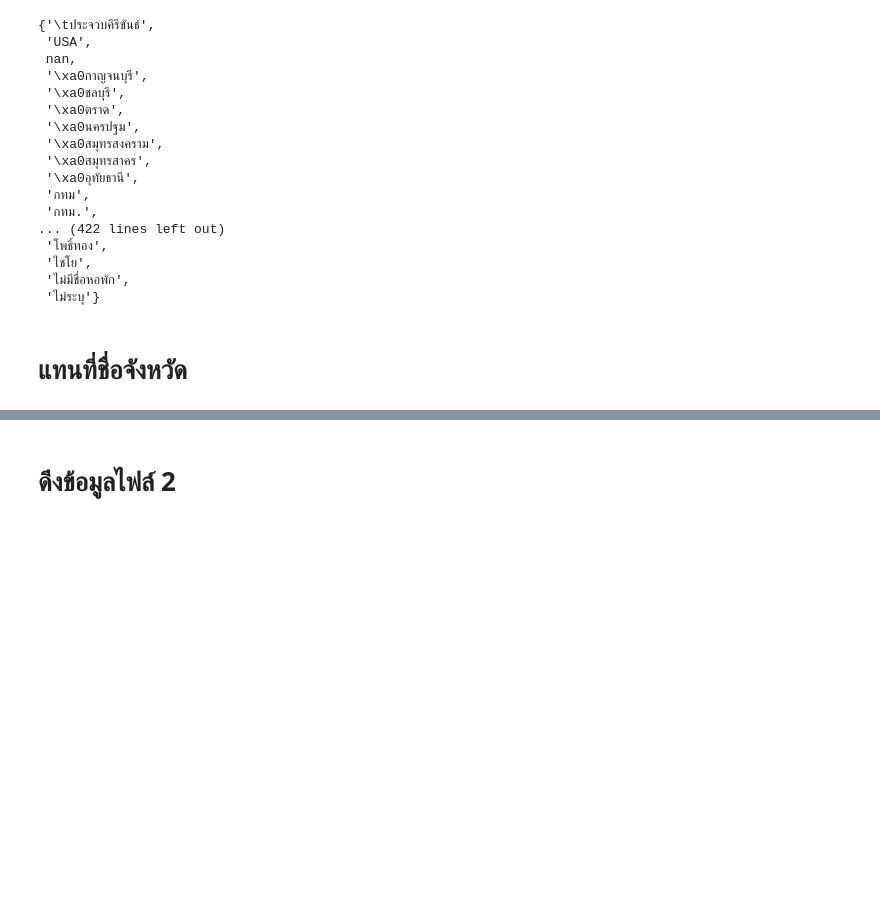
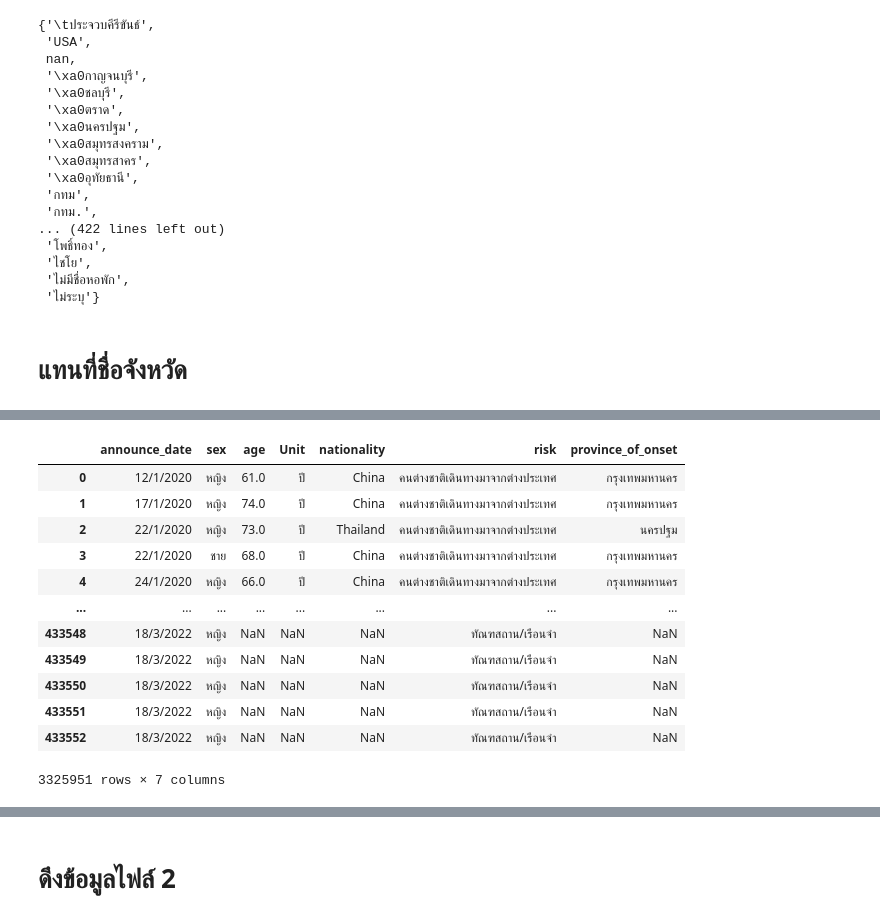
Before and after one commit to Khemapsorn/data_viz_2022, a Jupyter notebook: Project_Datastudio.ipynb, the cells around one changed output, grey strips where cells are left out. Cells and saved outputs as stored; diff of their text form; code cells hidden in the pictures; blank space fills up the shorter version.

```diff
--- a/Project_Datastudio.ipynb
+++ b/Project_Datastudio.ipynb
@@ -260 +285,47 @@ re_name=data1.replace({'\tประจวบคีรีขันธ์':'ปร
 re_name #แสดงผล
+# %%
+re_name1=show_data1.replace({'\tประจวบคีรีขันธ์':'ประจวบคีรีขันธ์',  'USA':'ไม่ระบุ', 'nan':'ไม่ระบุ', '\xa0กาญจนบุรี':'กาญจนบุรี',
+                                    '\xa0ชลบุรี':'ชลบุรี', '\xa0ตราด':'ตราด',  '\xa0นครปฐม': 'นครปฐม', '\xa0สมุทรสงคราม':'สมุทรสงคราม',
+                                    '\xa0สมุทรสาคร':'สมุทรสาคร',  '\xa0อุทัยธานี': 'อุทัยธานี', 'กทม':'กรุงเทพมหานคร',  'กทม.':'กรุงเทพมหานคร',
+                                     'กบินทร์บุรี':'ไม่ระบุ',  'กระบี่': 'กระบี่', 'กระบี่ี่':'กระบี่',  'กรุงเทพ':'กรุงเทพมหานคร',
+                                     'กรุงเทพมหานคร': 'กรุงเทพมหานคร', 'กรุงเทพมหานคร.': 'กรุงเทพมหานคร',  'กรุงเทพมหานคร. / พระนครศรีอยุธยา':'ไม่ระบุ', 'กรุงเทพมหานคร. / ศรีสะเกษ':'ไม่ระบุ',
+                                     'กรุงเทพฯ': 'กรุงเทพมหานคร',  'กะทู้':'ไม่ระบุ', 'กัมพูชา':'ไม่ระบุ',  'กาญจนบุรี':'กาญจนบุรี',
+                                     'กาญจบุรี':'กาญจนบุรี',  'กาญนบุรี':'กาญจนบุรี', 'กาฬสิน': 'กาฬสินธุ์',  'กาฬสินธิ์': 'กาฬสินธุ์',
+                                     'กาฬสินธุ์': 'กาฬสินธุ์', 'กาฬสินธุ์\xa0': 'กาฬสินธุ์',  'กาฬสินธ์': 'กาฬสินธุ์', 'กำเพงเพชร':'กำแพงเพชร',
+                                     'กำแพง':'กำแพงเพชร', 'กำแพงเพชร':'กำแพงเพชร',  'กำแพงเพชร\xa0': 'กำแพงเพชร',  'กําแพงเพชร': 'กำแพงเพชร',
+                                     'ขอนแก่น':'ขอนแก่น',  'ขอนแก่น\xa0': 'ขอนแก่น',  'ขอนแก่่น': 'ขอนแก่น',  'ขัยนาท':'ชัยนาท',
+                                     'ขัยภูมิ':'ชัยภูมิ', 'ขานุวรลักษณ์บุรี':'ไม่ระบุ', 'คนไทยเดินทางกลับจากต่างประเทศ':'ไม่ระบุ',  'คลองเตย':'ไม่ระบุ',
+                                     'จ.กรุงเทพมหานคร': 'กรุงเทพมหานคร', 'จ.ภูเก็ต':'ภูเก็ต',  'จ.ราชบุรี': 'ราชบุรี',  'จ.สุราษฎร์ธานี': 'สุราษฎร์ธานี',
+                                     'จังหวัดสมุทรสาคร': 'สมุทรสาคร',  'จันทบุรี': 'จันทบุรี', 'ฉะเชองเทราร': 'ฉะเชิงเทรา',  'ฉะเชิงเทรา': 'ฉะเชิงเทรา',
+                                     'ชมพร':'ชุมพร',  'ชลบุรี': 'ชลบุรี',  'ชลบุรี\t': 'ชลบุรี', 'ชลบุรี\xa0': 'ชลบุรี',
+                                     'ชลบุุรี':'ชลบุรี', 'ชอนแก่น':'ขอนแก่น',  'ชัยนาถ': 'ชัยนาท',  'ชัยนาท': 'ชัยนาท',
+                                     'ชัยบาดาล':'ไม่ระบุ', 'ชัยภูมิ': 'ชัยภูมิ',  'ชัยภูมิ\xa0': 'ชัยภูมิ', 'ชุมพร':'ชุมพร',
+                                     'ชุุมพร':'ชุมพร',  'ชุุุมพร':'ชุมพร', 'ดอนมดแดง':'ไม่ระบุ',  'ดินแดง':'ไม่ระบุ',
+                                     'ตรัง':'ตรัง',  'ตรััง':'ตรัง', 'ตราด':'ตราด', 'ตราด\xa0':'ตราด',
+                                     'ตาก': 'ตาก',  'ตากใบ': 'ตาก',  'ต่างจังหวัด':'ไม่ระบุ','ทุ่งเสลี่ยม':'ไม่ระบุ' ,
+                                      'ท้ายบ้าน':'ไม่ระบุ',  'ธารโต':'ไม่ระบุ',  'นคนปฐม':'นครปฐม', 'นคปฐม':'นครปฐม',
+                                     'นครนปฐม':'นครปฐม',  'นครนาชสีมา':'นครราชสีมา', 'นครนายก':'นครนายก' ,'นครปฐม':'นครปฐม',
+                                     'นครปฐม\xa0':'นครปฐม', 'นครปบม':'นครพนม', 'นครพนม':'นครพนม', 'นครพนม\xa0':'นครพนม',
+                                     'นครยายก':'นครนายก', 'นครราขสีมา':'นครราชสีมา', 'นครราชธานี':'นครราชสีมา', 'นครราชศรีมา':'นครราชสีมา',
+                                     'นครราชสสีมา':'นครราชสีมา', 'นครราชสีมา':'นครราชสีมา', 'นครราชสีมา ลพบุรี':'ไม่ระบุ', 'นครราชสีมา\xa0':'นครราชสีมา',
+                                     'นครศรธรรมราช':'นครศรีธรรมราช', 'นครศรี':'นครศรีธรรมราช', 'นครศรีธรมมราช':'นครศรีธรรมราช', 'นครศรีธรมราช':'นครศรีธรรมราช',
+                                     'นครศรีธรรมราข':'นครศรีธรรมราช', 'นครศรีธรรมราช':'นครศรีธรรมราช', 'นครศรีฯ':'นครศรีธรรมราช','นครศรีีธรรมราช':'นครศรีธรรมราช',
+                                     'นครศร๊ธรรมราช':'นครศรีธรรมราช', 'นครศร๊ะรรมราช':'นครศรีธรรมราช', 'นครสรรค์':'นครสวรรค์', 'นครสรีธรรมราช':'นครศรีธรรมราช',
+                                     'นครสวรรค':'นครสวรรค์', 'นครสวรรค์':'นครสวรรค์', 'นครสวรรค์\xa0':'นครสวรรค์', 'นครสีธรรมราช':'นครศรีธรรมราช',
+                                    'นครฯ': 'ไม่ระบุ', 'นคราชสีมา': 'นครราชสีมา', 'นครีศรีธรรมราช': 'นครศรีธรรมราช', 'นตรนายก': 'นครนายก',
+                                    'นตรปฐม': 'นครปฐม',  'นนทบุรี': 'นนทบุรี', 'นนทบุรี\xa0': 'นนทบุรี', 'นนทบุุรี':'นนทบุรี'})
+re_name1
+# %% [output]
+|  | announce_date | sex | age | Unit | nationality | risk | province_of_onset |
+| 0 | 12/1/2020 | หญิง | 61.0 | ปี | China | คนต่างชาติเดินทางมาจากต่างประเทศ | กรุงเทพมหานคร |
+| 1 | 17/1/2020 | หญิง | 74.0 | ปี | China | คนต่างชาติเดินทางมาจากต่างประเทศ | กรุงเทพมหานคร |
+| 2 | 22/1/2020 | หญิง | 73.0 | ปี | Thailand | คนต่างชาติเดินทางมาจากต่างประเทศ | นครปฐม |
+| 3 | 22/1/2020 | ชาย | 68.0 | ปี | China | คนต่างชาติเดินทางมาจากต่างประเทศ | กรุงเทพมหานคร |
+| 4 | 24/1/2020 | หญิง | 66.0 | ปี | China | คนต่างชาติเดินทางมาจากต่างประเทศ | กรุงเทพมหานคร |
+| ... | ... | ... | ... | ... | ... | ... | ... |
+| 433548 | 18/3/2022 | หญิง | NaN | NaN | NaN | ทัณฑสถาน/เรือนจำ | NaN |
+| 433549 | 18/3/2022 | หญิง | NaN | NaN | NaN | ทัณฑสถาน/เรือนจำ | NaN |
+| 433550 | 18/3/2022 | หญิง | NaN | NaN | NaN | ทัณฑสถาน/เรือนจำ | NaN |
+| 433551 | 18/3/2022 | หญิง | NaN | NaN | NaN | ทัณฑสถาน/เรือนจำ | NaN |
+| 433552 | 18/3/2022 | หญิง | NaN | NaN | NaN | ทัณฑสถาน/เรือนจำ | NaN |
+3325951 rows × 7 columns
```
Also changed, not shown: parts of 23 cells of this notebook.
